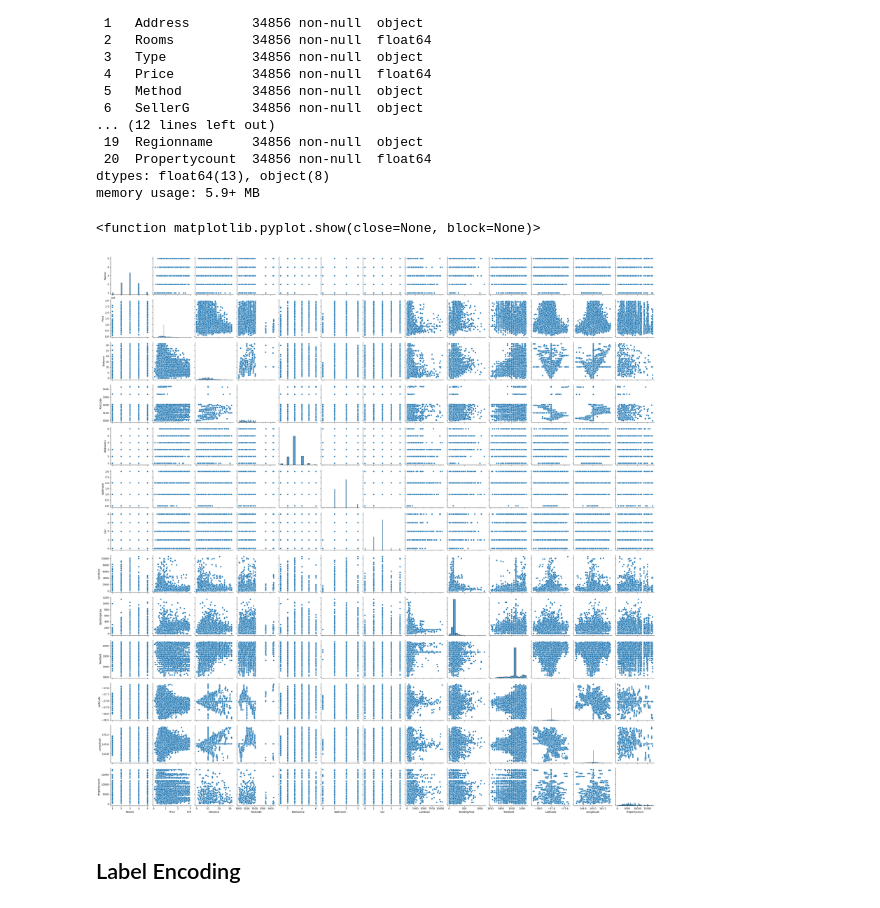
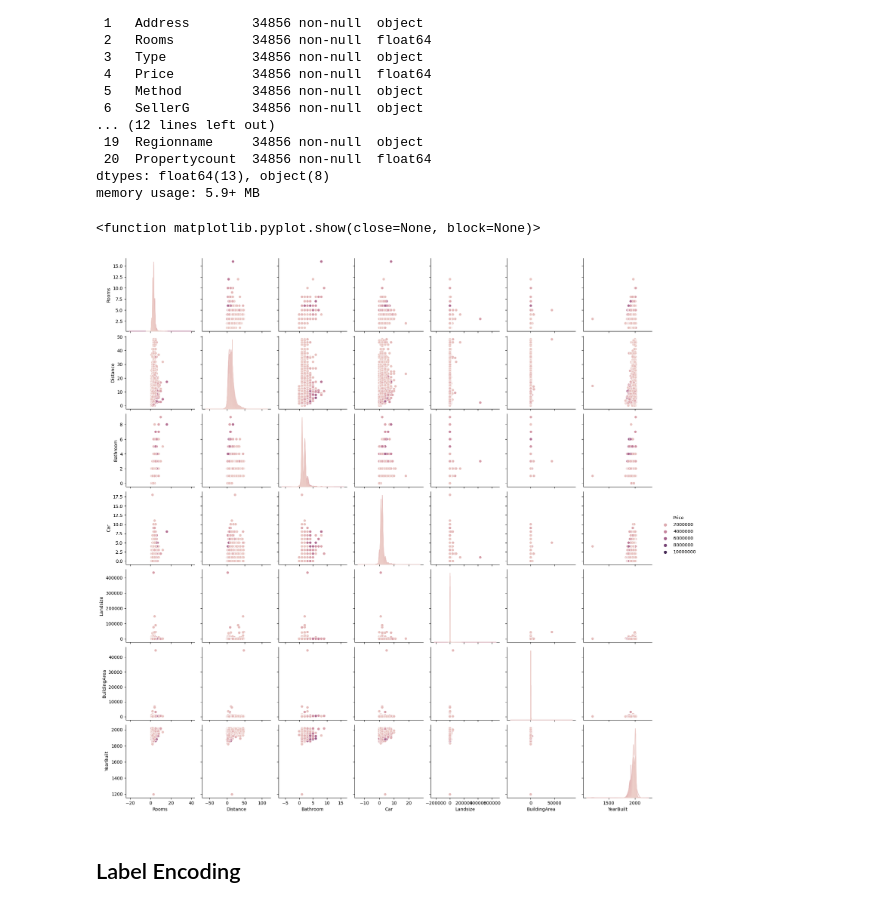
Before and after one commit to OnurKorkmaz1/Melbourne-House-Prediction, a Jupyter notebook: melbourne-house-price-prediction-ml.ipynb, the cells around one changed output. Saved outputs shown, nothing was run; the diff lists cells and outputs as text; code cells hidden in the pictures.

```diff
--- a/melbourne-house-price-prediction-ml.ipynb
+++ b/melbourne-house-price-prediction-ml.ipynb
@@ -282,13 +287,11 @@ Data columns (total 21 columns):
 dtypes: float64(13), object(8)
 memory usage: 5.9+ MB
 # %%
-sns.pairplot(data, vars=['Rooms', 'Price', 'Distance', 'Postcode', 'Bedroom2', 'Bathroom', 'Car',
-        'Landsize', 'BuildingArea', 'YearBuilt', 'Lattitude', 'Longtitude',
-        'Propertycount'])
+sns.pairplot(df, vars=["Rooms","Distance","Bathroom","Car","Landsize","BuildingArea","YearBuilt"],hue="Price")
 plt.show
 # %% [output]
 <function matplotlib.pyplot.show(close=None, block=None)>
-[figure, old version]
+[figure, new version]
 # %% [markdown]
 ## Label Encoding
 # %%
```
Also changed, not shown: parts of 10 cells of this notebook.
